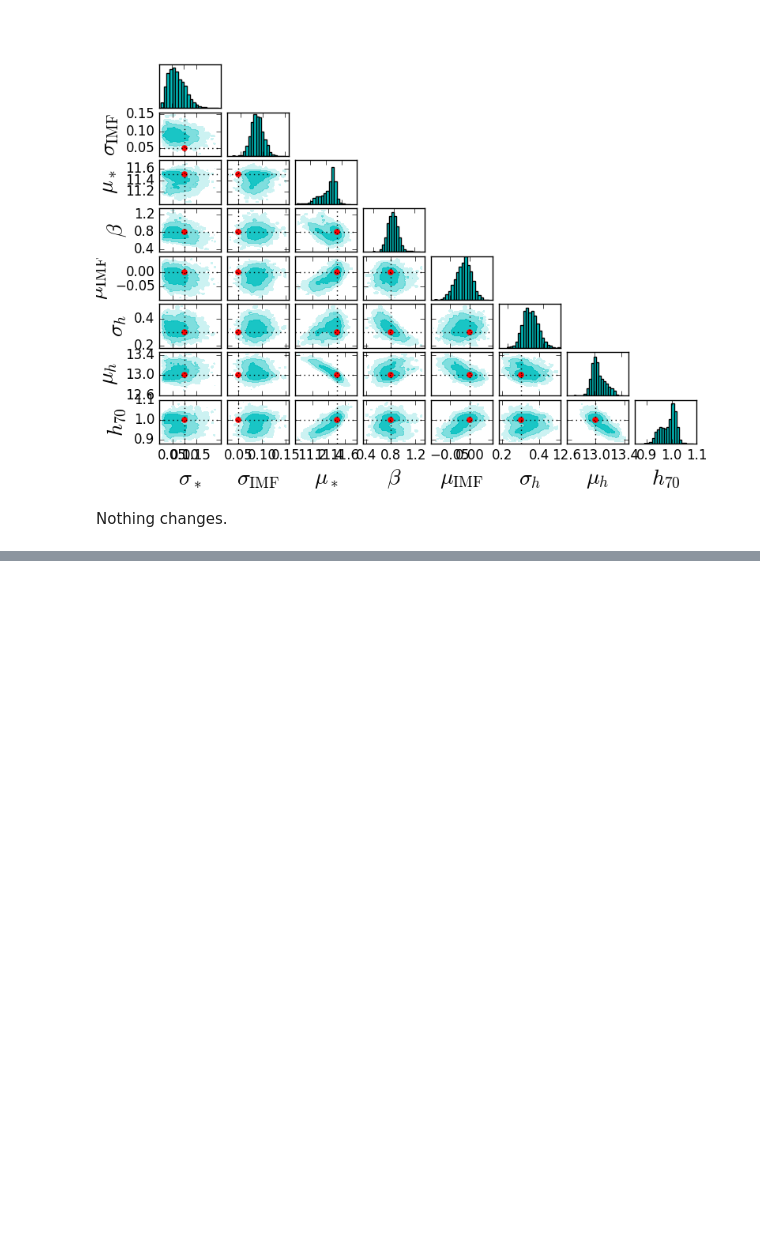
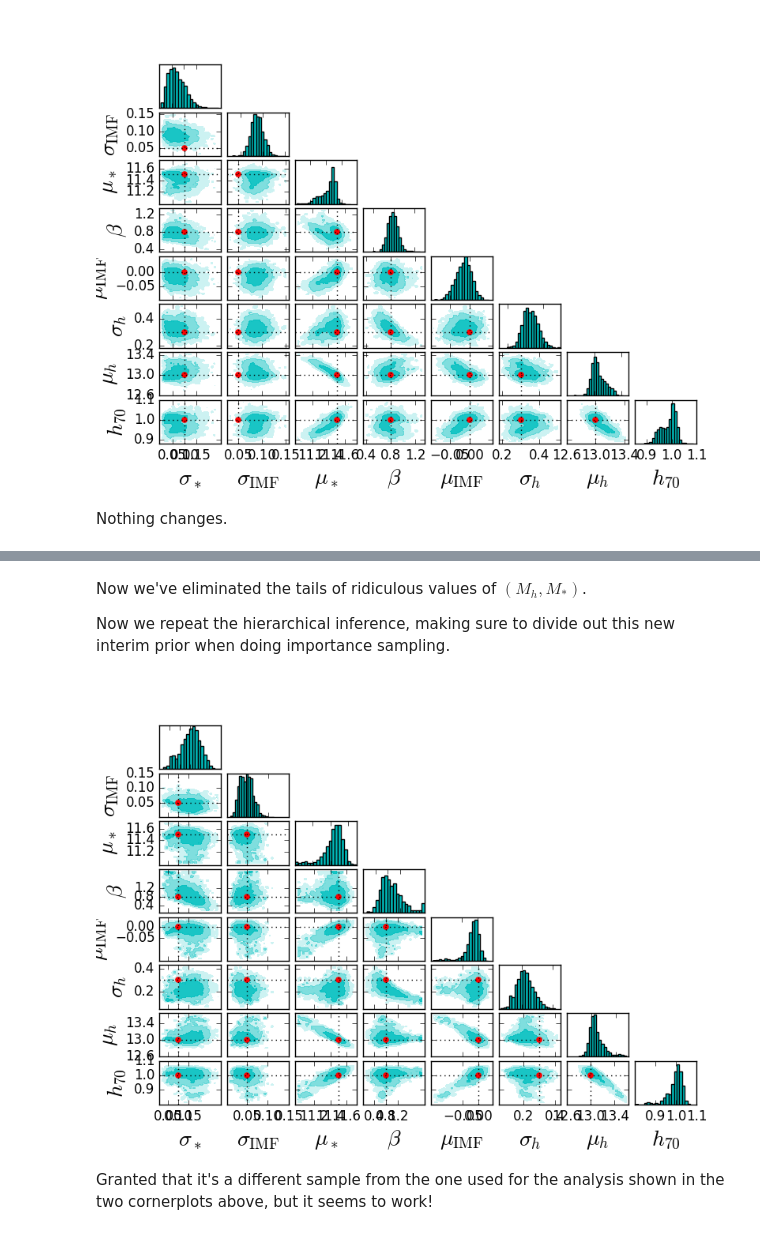
Before and after one commit to astrosonnen/allZeLenses, a Jupyter notebook: notebooks/NFW_halos_1.ipynb, the cells around one changed output, grey strips where cells are left out. Cells and saved outputs as stored; diff of their text form; code cells hidden in the pictures; blank space fills up the shorter version.

```diff
--- a/notebooks/NFW_halos_1.ipynb
+++ b/notebooks/NFW_halos_1.ipynb
@@ -96,0 +131,11 @@ Nothing changes.
+# %% [markdown]
+Now we've eliminated the tails of ridiculous values of $(M_h, M_*)$.
+
+Now we repeat the hierarchical inference, making sure to divide out this new interim prior when doing importance sampling.
+# %%
+from IPython.display import Image
+Image(filename="../allZeTests/simple_reality_100lenses_mstarmhaloprior_cp.png")
+# %% [output]
+[figure, added]
+# %% [markdown]
+Granted that it's a different sample from the one used for the analysis shown in the two cornerplots above, but it seems to work!
```
Also changed, not shown: parts of 10 cells of this notebook, 7 other files.
